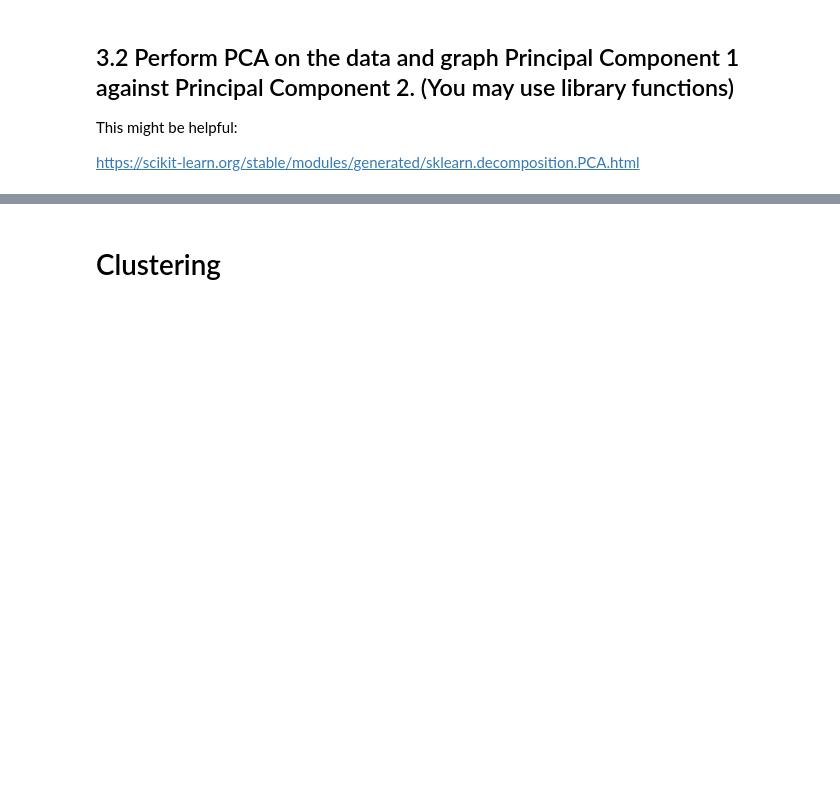
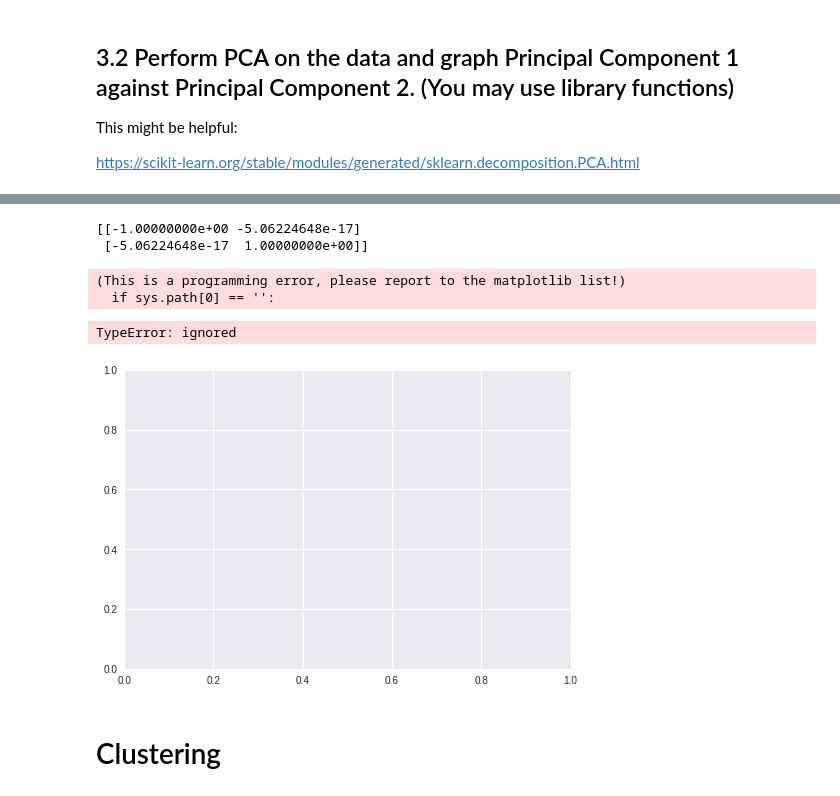
Before and after one commit to bloominstituteoftechnology/DS-Unit-1-Sprint-4-Linear-Algebra, a Jupyter notebook: Linear_Algebra_Sprint_Challenge.ipynb, the cells around one changed output, grey strips where cells are left out. Saved outputs shown, nothing was run; the diff lists cells and outputs as text; code cells hidden in the pictures; blank space fills up the shorter version.

```diff
--- a/Linear_Algebra_Sprint_Challenge.ipynb
+++ b/Linear_Algebra_Sprint_Challenge.ipynb
@@ -260,4 +260,3 @@ from sklearn.decomposition import PCA
 X = numpy_X
 pca = PCA(n_components=2)
 pca.fit(X)
-pca_transform = pca.fit_transform(X)
@@ -269,23 +288,32 @@ pca_transform = pca.fit_transform(X)
 # %%
 # see https://stackoverflow.com/questions/18299523/basic-example-for-pca-with-matplotlib
+# and https://stackoverflow.com/questions/37976564/simple-plots-of-eigenvectors-for-sklearn-decomposition-pca
+import pandas as pd
 
-data = pca_transform
+data = pd.DataFrame(pca.fit_transform(X), columns=['PC1', 'PC2'])
 
 eigenvectors, eigenvalues, V = np.linalg.svd(data.T, full_matrices=False)
 projected_data = np.dot(data, eigenvectors)
 sigma = projected_data.std(axis=0).mean()
 print(eigenvectors)
 
 fig, ax = plt.subplots()
-ax.scatter(xData, yData)
-for axis in eigenvectors:
-    start, end = mu, mu + sigma * axis
-    ax.annotate(
-        '', xy=end, xycoords='data',
-        xytext=start, textcoords='data',
-        arrowprops=dict(facecolor='red', width=2.0))
-ax.set_aspect('equal')
+ax.scatter(data)
+# for axis in eigenvectors:
+#     start, end = mu, mu + sigma * axis
+#     ax.annotate(
+#         '', xy=end, xycoords='data',
+#         xytext=start, textcoords='data',
+#         arrowprops=dict(facecolor='red', width=2.0))
+# ax.set_aspect('equal')
 plt.show();
+# %% [output]
+[[-1.00000000e+00 -5.06224648e-17]
+ [-5.06224648e-17  1.00000000e+00]]
+(This is a programming error, please report to the matplotlib list!)
+  if sys.path[0] == '':
+TypeError: ignored
+[figure, added]
 # %% [markdown]
 # Clustering
 # %% [markdown]
```
Also changed, not shown: parts of 2 cells of this notebook.
